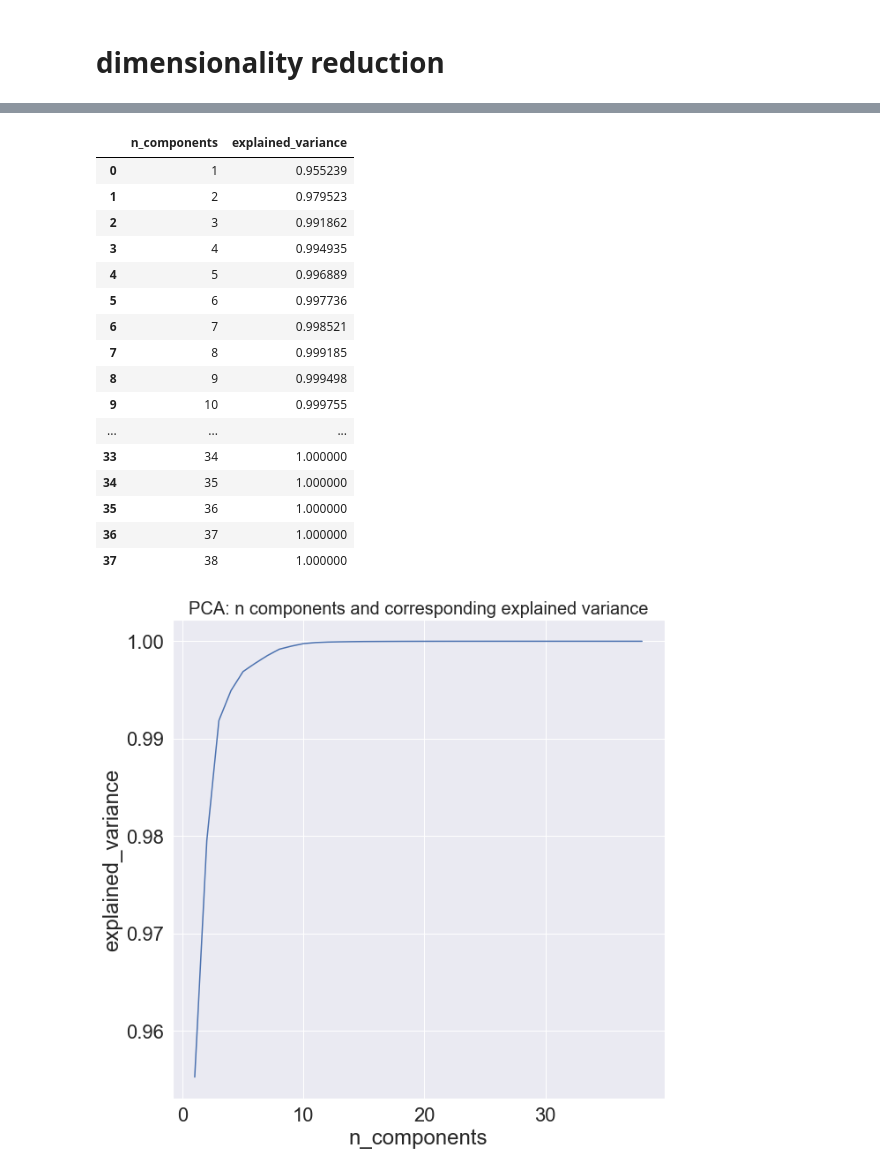
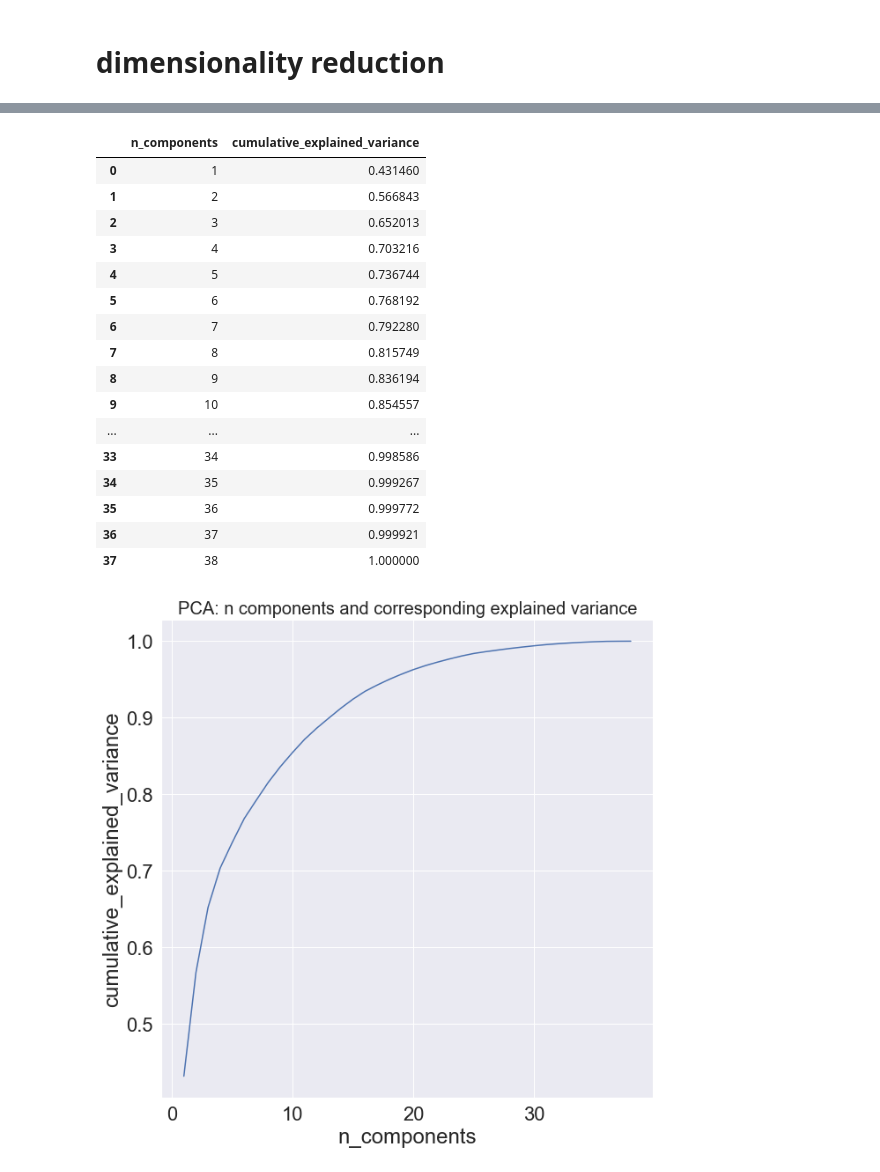
Before and after one commit to chendebiao/IML_term, a Jupyter notebook: 1. feature_reduction.ipynb, the cells around one changed output, grey strips where cells are left out. Cells and saved outputs as stored; diff of their text form; code cells hidden in the pictures.

```diff
--- a/1. feature_reduction.ipynb
+++ b/1. feature_reduction.ipynb
@@ -195,0 +186,16 @@ features_38_centered
+# %%
+import pandas as pd
+
+data = pd.read_csv("data/38_feature.csv",index_col=0)
+data_norm = pd.read_csv("data/38_feature_norm.csv",index_col=0)
+data_std_scale = pd.read_csv("data/38_feature_std_scale.csv",index_col=0)
+
+X = data.iloc[:,2:]
+y2 = data['class2']
+y4 = data['class4']
+X_norm = data_norm.iloc[:,2:]
+
+features_38_centered = X.iloc[:,2:]
+for column in features_38_centered.columns:
+    features_38_centered[column] = features_38_centered[column] - features_38_centered.mean()[column]
+features_38_centered
@@ -196,37 +222,40 @@ features_38_centered
 # %%
+import numpy as np
+import matplotlib.pyplot as plt
+import seaborn as sns
 from sklearn.decomposition import PCA
 
 pca = PCA()
-pca.fit(features_38_centered)
+pca.fit(X_norm)
 exp_var_cumul = pd.DataFrame(np.cumsum(pca.explained_variance_ratio_))
 exp_var_cumul = exp_var_cumul.reset_index()
-exp_var_cumul.columns = ['n_components','explained_variance']
+exp_var_cumul.columns = ['n_components','cumulative_explained_variance']
 exp_var_cumul['n_components'] = exp_var_cumul['n_components']+1
 
 sns.set_style("darkgrid")
 sns.set(font_scale=2)
 f = plt.figure(figsize=(10, 10))
-f = sns.lineplot(data = pd.DataFrame(exp_var_cumul),x='n_components',y='explained_variance')
+f = sns.lineplot(data = pd.DataFrame(exp_var_cumul),x='n_components',y='cumulative_explained_variance')
 f.axes.set_title("PCA: n components and corresponding explained variance",fontsize=20)
 exp_var_cumul
 # %% [output]
-|  | n_components | explained_variance |
-| 0 | 1 | 0.955239 |
-| 1 | 2 | 0.979523 |
-| 2 | 3 | 0.991862 |
-| 3 | 4 | 0.994935 |
-| 4 | 5 | 0.996889 |
-| 5 | 6 | 0.997736 |
-| 6 | 7 | 0.998521 |
-| 7 | 8 | 0.999185 |
-| 8 | 9 | 0.999498 |
-| 9 | 10 | 0.999755 |
+|  | n_components | cumulative_explained_variance |
+| 0 | 1 | 0.431460 |
+| 1 | 2 | 0.566843 |
+| 2 | 3 | 0.652013 |
+| 3 | 4 | 0.703216 |
+| 4 | 5 | 0.736744 |
+| 5 | 6 | 0.768192 |
+| 6 | 7 | 0.792280 |
+| 7 | 8 | 0.815749 |
+| 8 | 9 | 0.836194 |
+| 9 | 10 | 0.854557 |
 | ... | ... | ... |
-| 33 | 34 | 1.000000 |
-| 34 | 35 | 1.000000 |
-| 35 | 36 | 1.000000 |
-| 36 | 37 | 1.000000 |
+| 33 | 34 | 0.998586 |
+| 34 | 35 | 0.999267 |
+| 35 | 36 | 0.999772 |
+| 36 | 37 | 0.999921 |
 | 37 | 38 | 1.000000 |
-[figure, old version]
+[figure, new version]
 # %%
 test_hidden = pd.read_csv('data/npf_test_hidden.csv')
```
Also changed, not shown: parts of 4 cells of this notebook, 30 other files.
